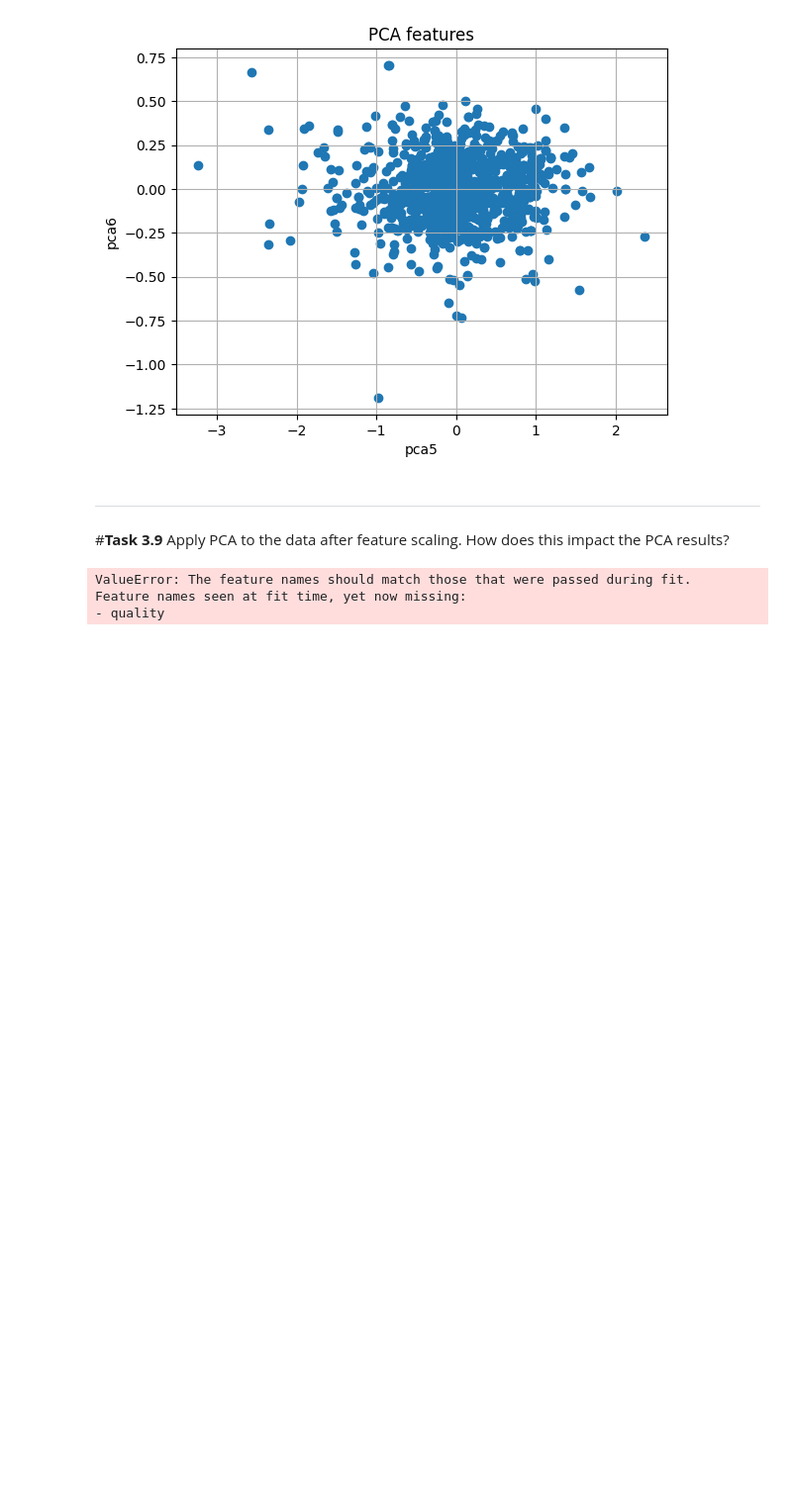
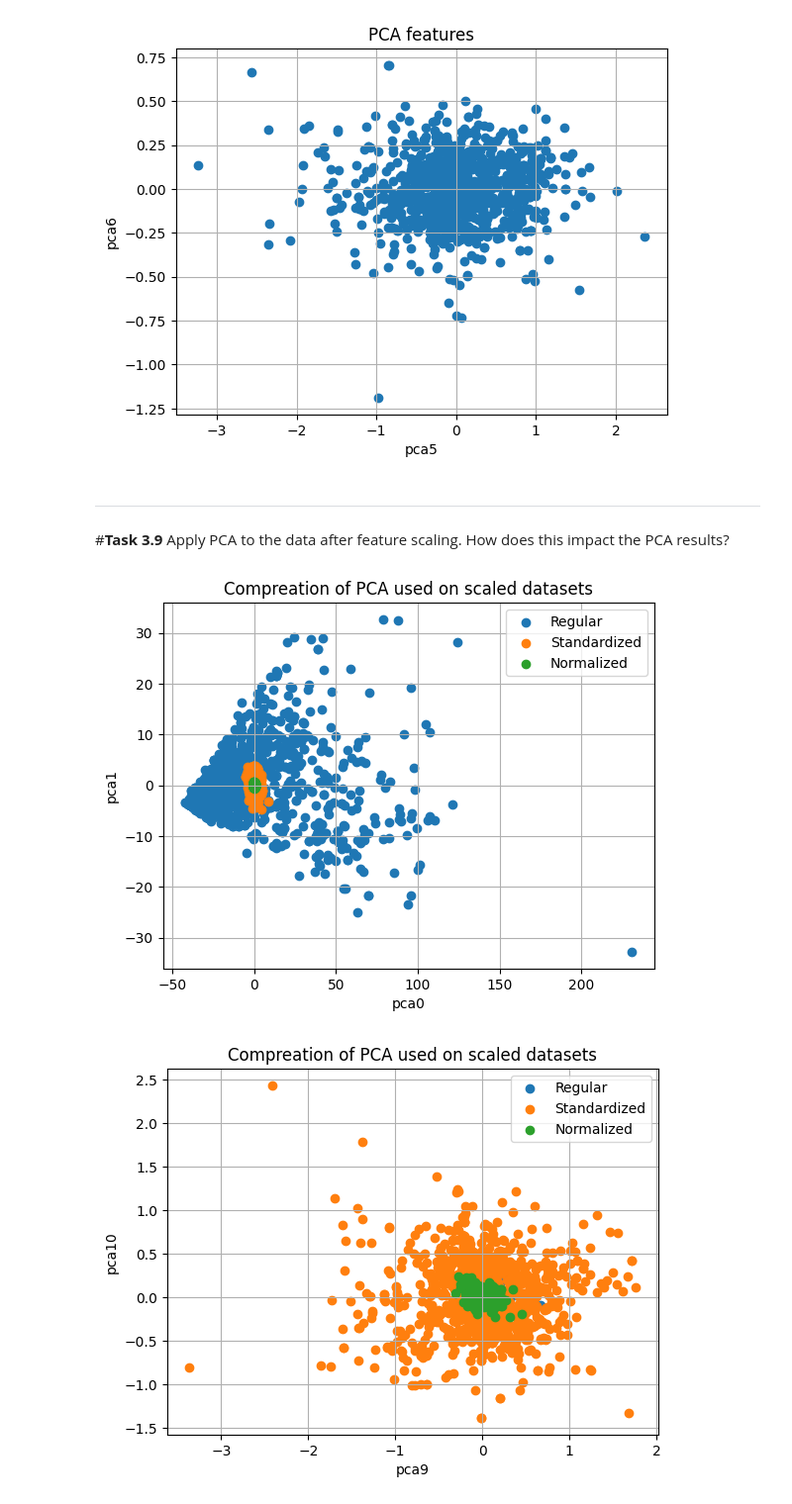
Before and after one commit to jadrzy/Lab-Python-in-Data-Science-, a Jupyter notebook: notebooks/Lab3.ipynb, the cells around one changed output. Shown at 99% size. Drawn from its saved outputs; the diff is of its cells as text; code cells hidden in the pictures; blank space fills up the shorter version.

```diff
--- a/notebooks/Lab3.ipynb
+++ b/notebooks/Lab3.ipynb
@@ -356,25 +411,35 @@ plt.show()
 Apply PCA to the data after feature scaling. How does this impact the PCA results?
 # %%
 pca_data_to_standarize = PCA().set_output(transform="pandas").fit(data_to_standarize)
-data_to_standarize_pca = pca.transform(data_to_standarize)
+data_to_standarize_pca = pca_data_to_standarize.transform(data_to_standarize)
 
 pca_standarized = PCA().set_output(transform="pandas").fit(data_standardized)
-data_standardized_pca = pca.transform(data_standardized)
+data_standardized_pca = pca_standarized.transform(data_standardized)
 
 pca_normalized = PCA().set_output(transform="pandas").fit(data_normalized)
-data_normalized_pca = pca.transform(data_normalized)
+data_normalized_pca = pca_normalized.transform(data_normalized)
 
 fig = plt.figure()
 plt.scatter(data_to_standarize_pca['pca0'], data_to_standarize_pca['pca1'], label='Regular')
 plt.scatter(data_standardized_pca['pca0'], data_standardized_pca['pca1'], label='Standardized')
 plt.scatter(data_normalized_pca['pca0'], data_normalized_pca['pca1'], label='Normalized')
 plt.title('Compreation of PCA used on scaled datasets')
 plt.xlabel('pca0')
 plt.ylabel('pca1')
 plt.legend()
 plt.grid()
 plt.show()
+
+fig = plt.figure()
+plt.scatter(data_to_standarize_pca['pca9'], data_to_standarize_pca['pca10'], label='Regular')
+plt.scatter(data_standardized_pca['pca9'], data_standardized_pca['pca10'], label='Standardized')
+plt.scatter(data_normalized_pca['pca9'], data_normalized_pca['pca10'], label='Normalized')
+plt.title('Compreation of PCA used on scaled datasets')
+plt.xlabel('pca9')
+plt.ylabel('pca10')
+plt.legend()
+plt.grid()
+plt.show()
 # %% [output]
-ValueError: The feature names should match those that were passed during fit.
-Feature names seen at fit time, yet now missing:
-- quality
+[figure, added]
+[figure, added]
```
Also changed, not shown: parts of 5 cells of this notebook.
